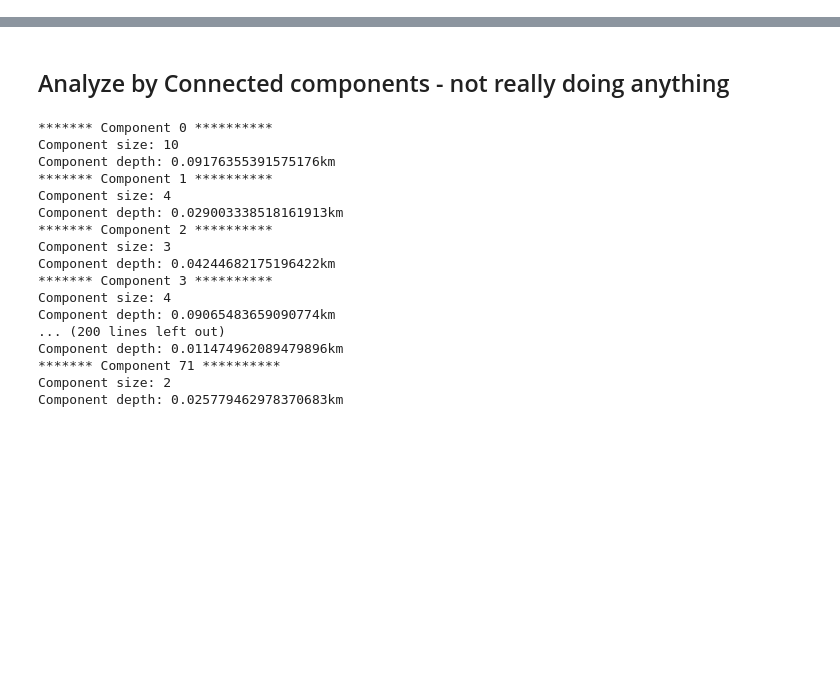
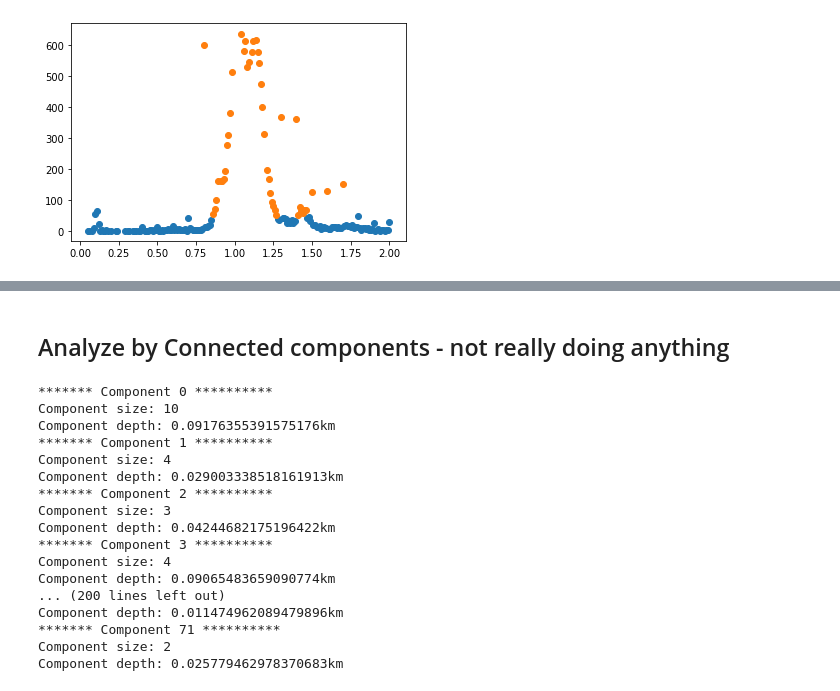
Before and after one commit to JudahGazit/optimization-course, a Jupyter notebook: jupyter/data-prep-taxis.ipynb, the cells around one changed output, grey strips where cells are left out. Cells and saved outputs as stored; diff of their text form; code cells hidden in the pictures; blank space fills up the shorter version.

```diff
--- a/jupyter/data-prep-taxis.ipynb
+++ b/jupyter/data-prep-taxis.ipynb
@@ -82,0 +274,33 @@ sort_by_weight(distances)
+# %%
+def dist(x, y):
+    return sqrt((x[0] - y[0]) ** 2 + (x[1] - y[1]) ** 2)
+
+def k_neigs(x, data, k):
+    return sorted(data, key=lambda y: dist(x, y))[1:k + 1]
+
+ros = {}
+def ro(x, data, k):
+    if x not in ros:
+        k_neigs_ = k_neigs(x, data, k)
+        r = sum([(1 / dist(x, _)) for _ in k_neigs_])
+        ros[x] = r
+    return ros[x]
+
+def ro_n(x, data, k):
+    k_neigs_ = k_neigs(x, data, k)
+    ro_x = ro(x, data, k)
+    k_ros = [ro(_, data, k) for _ in k_neigs_]
+    return ro_x / (sum(k_ros) / len(k_ros))
+
+data = list(zip(p.trip_distance, p.time_of_day))
+ross = []
+for x in data:
+    ross.append((x, ro(x, data, 5)))
+# %%
+xx = (0.79, 8)
+print(k_neigs(xx, data, 5))
+for _ in k_neigs(xx, data, 5):
+    print(ro(_, data, 5))
+print()
+print(ro(xx, data, 5))
+print(ro_n(xx, data, 5))
@@ -82,0 +317,14 @@ sort_by_weight(distances)
+# %%
+data = list(zip(p.trip_distance, p.time_of_day))
+g = GaussianMixture(2)
+g.fit(data)
+data_t = g.predict(data)
+clusters = {}
+for index, tag in enumerate(data_t):
+    if tag not in clusters:
+        clusters[tag] = []
+    clusters[tag].append(data[index])
+for i in clusters:
+    plt.scatter([_[0] for _ in clusters[i]], [_[1] for _ in clusters[i]])
+# %% [output]
+[figure, added]
```
Also changed, not shown: parts of 34 cells of this notebook, 8 other files.
